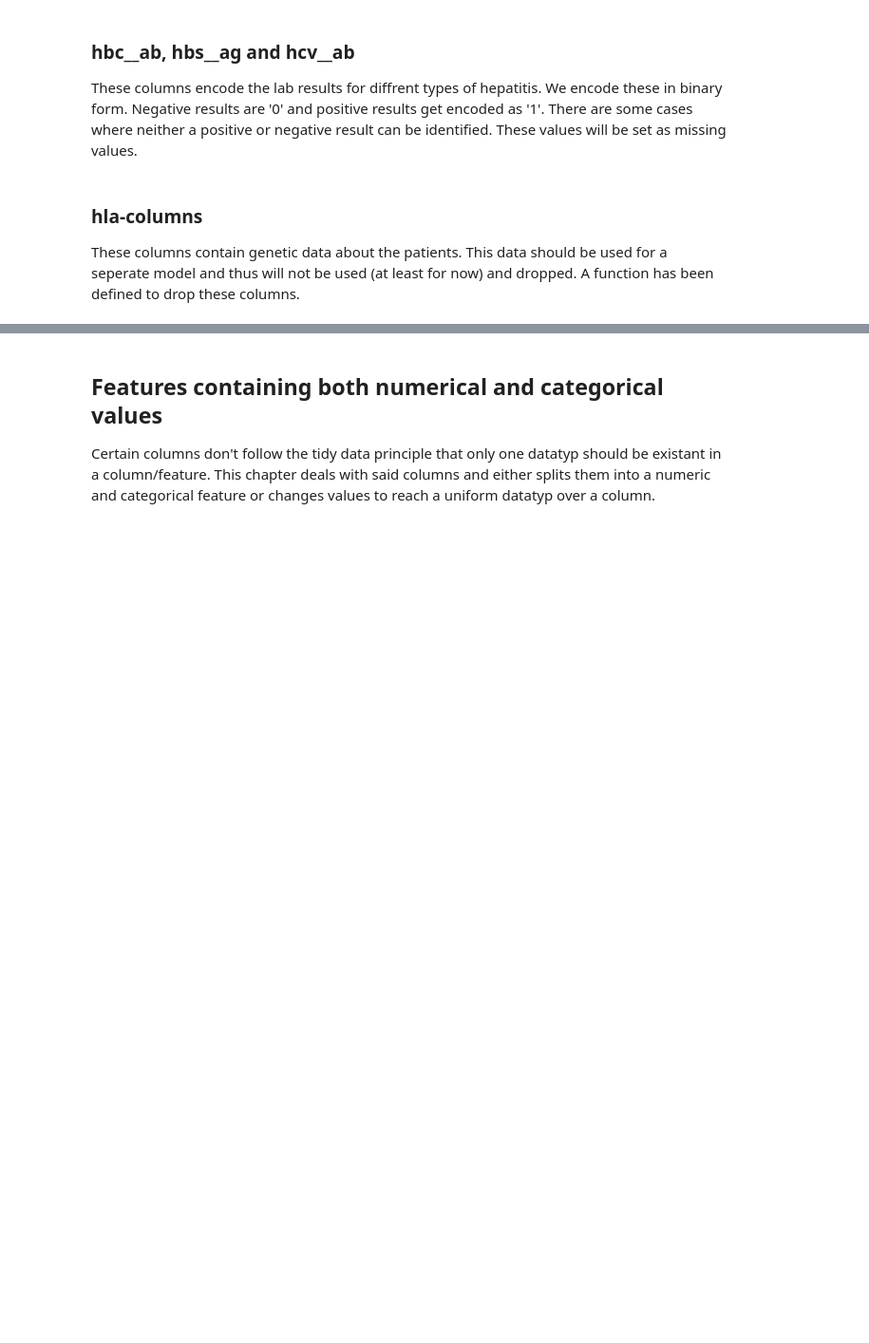
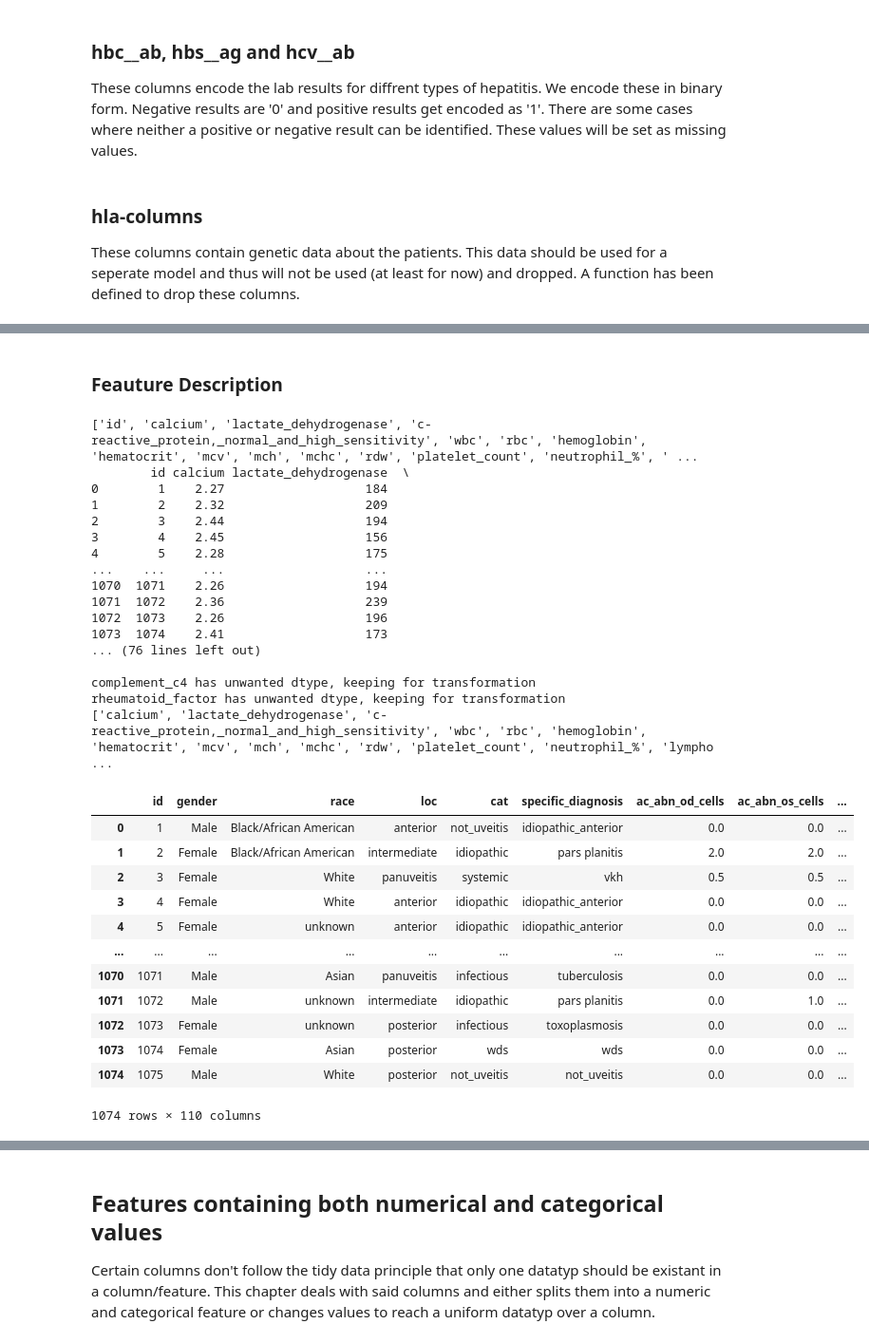
Before and after one commit to CrawTheOne/mirror_-fhnw_ds_fs2021_medical_challenge, a Jupyter notebook: preprocessing/preprocessing_Roman_copy.ipynb, the cells around one changed output, grey strips where cells are left out. Shown at 95% size. Saved outputs shown, nothing was run; the diff lists cells and outputs as text; code cells hidden in the pictures; blank space fills up the shorter version.

```diff
--- a/preprocessing/preprocessing_Roman_copy.ipynb
+++ b/preprocessing/preprocessing_Roman_copy.ipynb
@@ -241,0 +245,52 @@ These columns contain genetic data about the patients. This data should be used
+# %% [markdown]
+### Feauture Description
+# %%
+#variables assignement
+list_path = "../data/col_names&data_type-Copy1.xlsx"
+col_index_name = "new col name"
+col_data_type_name = "data_type"
+data_type = "numerical"
+
+desired_dtype = ["Int64", "float64"]
+
+#return list of all columns with specific dtype
+num_columns = pipe.list_of_totype(list_path, col_index_name, col_data_type_name, data_type)
+print(num_columns)
+
+#create dataframe with columns that contain a mix of strings and numerical values
+problem_df = pipe.coerce_then_problems(df, list_path, col_index_name, col_data_type_name, data_type, desired_dtype)
+problem_columns = list(problem_df)
+print(problem_columns)
+
+df
+# %% [output]
+['id', 'calcium', 'lactate_dehydrogenase', 'c-reactive_protein,_normal_and_high_sensitivity', 'wbc', 'rbc', 'hemoglobin', 'hematocrit', 'mcv', 'mch', 'mchc', 'rdw', 'platelet_count', 'neutrophil_%', ' ...
+        id calcium lactate_dehydrogenase  \
+0        1    2.27                   184
+1        2    2.32                   209
+2        3    2.44                   194
+3        4    2.45                   156
+4        5    2.28                   175
+...    ...     ...                   ...
+1070  1071    2.26                   194
+1071  1072    2.36                   239
+1072  1073    2.26                   196
+1073  1074    2.41                   173
+... (76 lines left out)
+
+complement_c4 has unwanted dtype, keeping for transformation
+rheumatoid_factor has unwanted dtype, keeping for transformation
+['calcium', 'lactate_dehydrogenase', 'c-reactive_protein,_normal_and_high_sensitivity', 'wbc', 'rbc', 'hemoglobin', 'hematocrit', 'mcv', 'mch', 'mchc', 'rdw', 'platelet_count', 'neutrophil_%', 'lympho ...
+|  | id | gender | race | loc | cat | specific_diagnosis | ac_abn_od_cells | ac_abn_os_cells | ... |
+| 0 | 1 | Male | Black/African American | anterior | not_uveitis | idiopathic_anterior | 0.0 | 0.0 | ... |
+| 1 | 2 | Female | Black/African American | intermediate | idiopathic | pars planitis | 2.0 | 2.0 | ... |
+| 2 | 3 | Female | White | panuveitis | systemic | vkh | 0.5 | 0.5 | ... |
+| 3 | 4 | Female | White | anterior | idiopathic | idiopathic_anterior | 0.0 | 0.0 | ... |
+| 4 | 5 | Female | unknown | anterior | idiopathic | idiopathic_anterior | 0.0 | 0.0 | ... |
+| ... | ... | ... | ... | ... | ... | ... | ... | ... | ... |
+| 1070 | 1071 | Male | Asian | panuveitis | infectious | tuberculosis | 0.0 | 0.0 | ... |
+| 1071 | 1072 | Male | unknown | intermediate | idiopathic | pars planitis | 0.0 | 1.0 | ... |
+| 1072 | 1073 | Female | unknown | posterior | infectious | toxoplasmosis | 0.0 | 0.0 | ... |
+| 1073 | 1074 | Female | Asian | posterior | wds | wds | 0.0 | 0.0 | ... |
+| 1074 | 1075 | Male | White | posterior | not_uveitis | not_uveitis | 0.0 | 0.0 | ... |
+1074 rows × 110 columns
```
Also changed, not shown: parts of 3 cells of this notebook, 1 other file.
